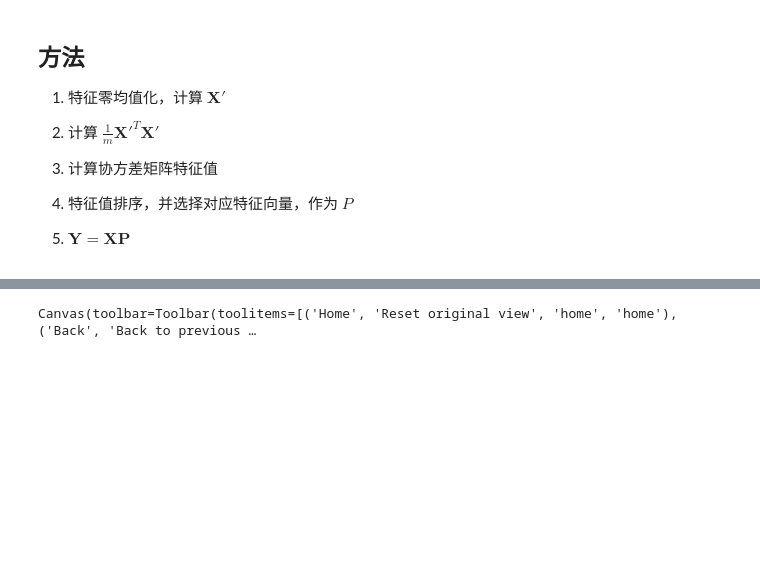
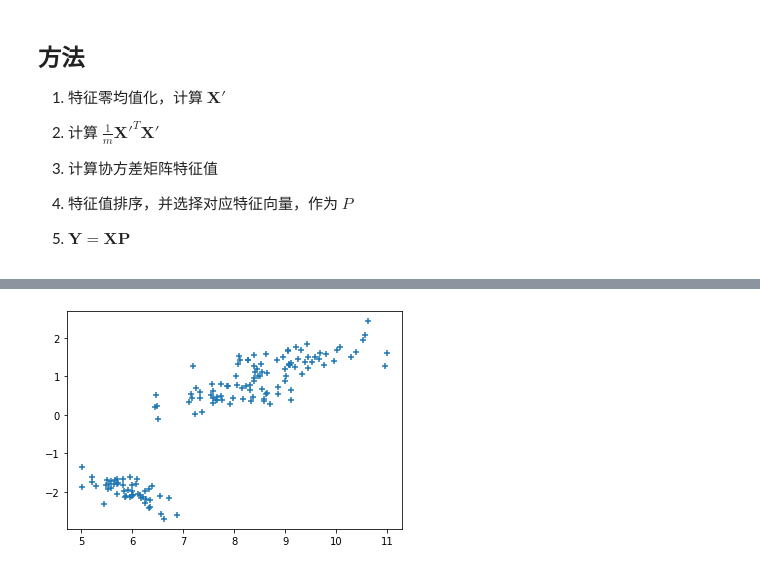
Before and after one commit to HonorWithPupils/Pattern-Recognition-Coursework, a Jupyter notebook: PCA_kernel.ipynb, the cells around one changed output, grey strips where cells are left out. Drawn from its saved outputs; the diff is of its cells as text; code cells hidden in the pictures; blank space fills up the shorter version.

```diff
--- a/PCA_kernel.ipynb
+++ b/PCA_kernel.ipynb
@@ -82,7 +82,10 @@ def PCA(X, k=None):
 
     # 特征值排序，并选择对应特征向量，作为 P
     index = np.argsort(ev)[::-1]
-    P = fv[:, index[:k]]
+    if k is not None:
+        P = fv[:, index[:k]]
+    else:
+        P = fv[:, index]
 
     # 计算 Y = XP
     Y = X@P
@@ -103,10 +106,9 @@ iris_PCA = PCA(iris, 2)
 # %%
 # PCA后数据分布
 fig = plt.figure()
-plt.plot()
 plt.scatter(iris_PCA[:,0], iris_PCA[:,1], marker='+');
 # %% [output]
-Canvas(toolbar=Toolbar(toolitems=[('Home', 'Reset original view', 'home', 'home'), ('Back', 'Back to previous …
+[figure, added]
 # %%
 from sklearn.decomposition import PCA
 pca = PCA(n_components=2)
```
Also changed, not shown: parts of 21 cells of this notebook.
